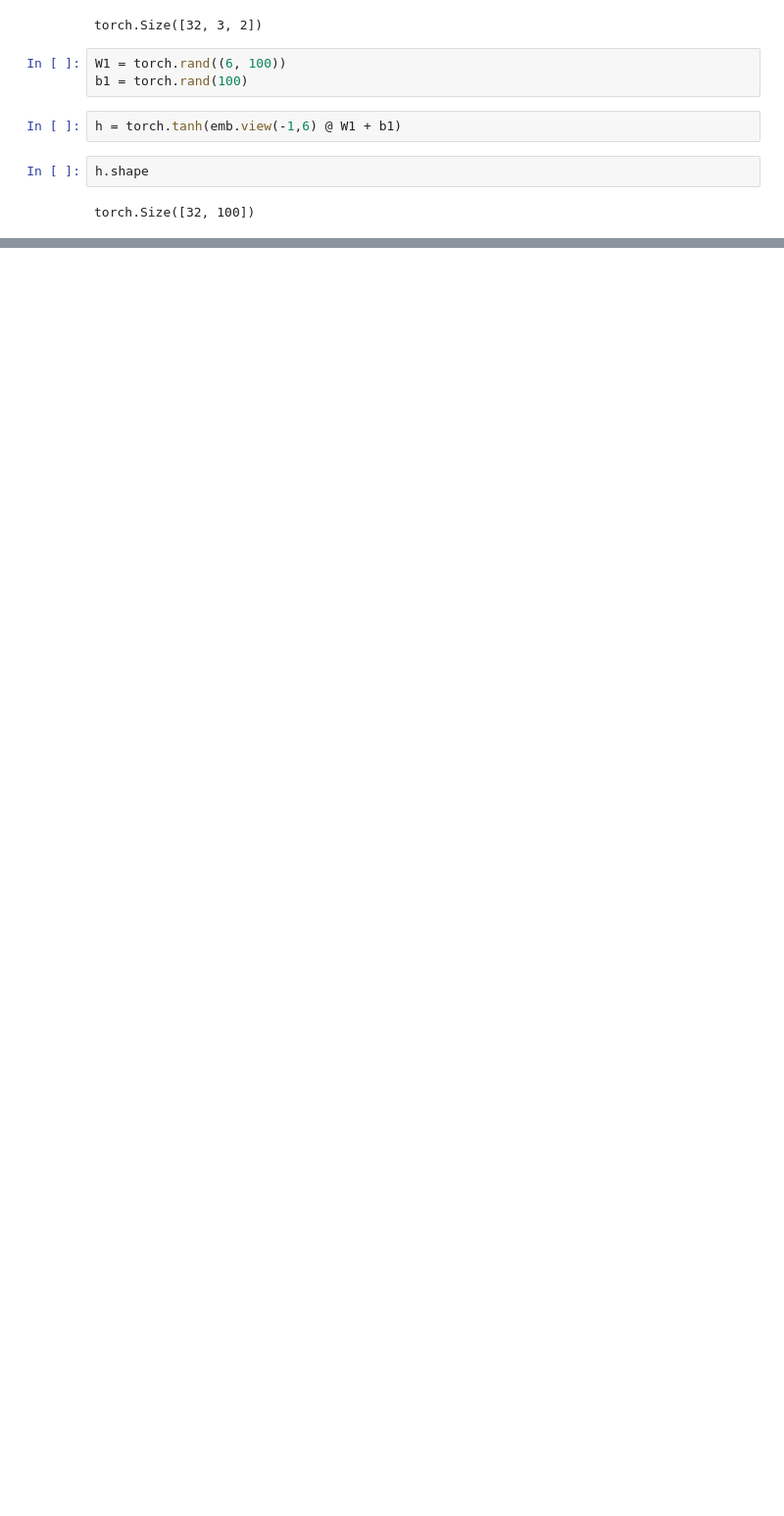
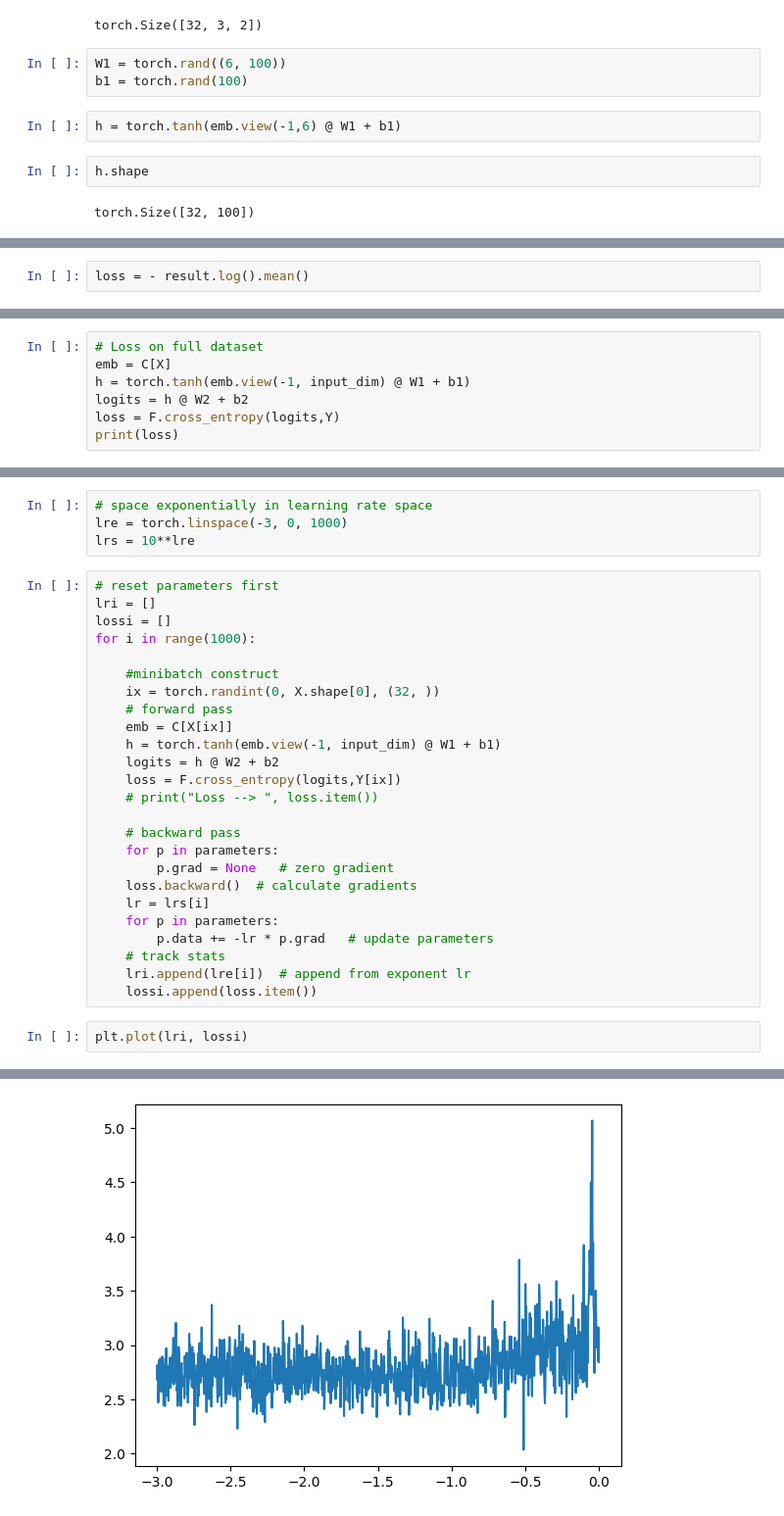
Before and after one commit to sachinrcz/llmatoz, a Jupyter notebook: Make More Part 2.ipynb, the cells around one changed output, grey strips where cells are left out. Shown at 98% size. Saved outputs shown, nothing was run; the diff lists cells and outputs as text; blank space fills up the shorter version.

```diff
--- a/Make More Part 2.ipynb
+++ b/Make More Part 2.ipynb
@@ -95,0 +138,2 @@ tensor([[ 0.9883,  0.9836,  0.9995,  ...,  0.9991,  0.9693,  0.9812],
+# %%
+loss = - result.log().mean()
@@ -95,0 +240,7 @@ tensor([[ 0.9883,  0.9836,  0.9995,  ...,  0.9991,  0.9693,  0.9812],
+# %%
+# Loss on full dataset
+emb = C[X]
+h = torch.tanh(emb.view(-1, input_dim) @ W1 + b1)
+logits = h @ W2 + b2
+loss = F.cross_entropy(logits,Y)
+print(loss)
@@ -95,0 +251,32 @@ tensor([[ 0.9883,  0.9836,  0.9995,  ...,  0.9991,  0.9693,  0.9812],
+# %%
+# space exponentially in learning rate space
+lre = torch.linspace(-3, 0, 1000)
+lrs = 10**lre
+# %%
+# reset parameters first
+lri = []
+lossi = []
+for i in range(1000):
+
+    #minibatch construct
+    ix = torch.randint(0, X.shape[0], (32, ))
+    # forward pass
+    emb = C[X[ix]]
+    h = torch.tanh(emb.view(-1, input_dim) @ W1 + b1)
+    logits = h @ W2 + b2
+    loss = F.cross_entropy(logits,Y[ix])
+    # print("Loss --> ", loss.item())
+
+    # backward pass
+    for p in parameters:
+        p.grad = None   # zero gradient
+    loss.backward()  # calculate gradients
+    lr = lrs[i]
+    for p in parameters:
+        p.data += -lr * p.grad   # update parameters
+    # track stats
+    lri.append(lre[i])  # append from exponent lr
+    lossi.append(loss.item())
+# %%
+plt.plot(lri, lossi)
+# %% [output]
@@ -95,0 +284 @@ tensor([[ 0.9883,  0.9836,  0.9995,  ...,  0.9991,  0.9693,  0.9812],
+[figure, added]
```
Also changed, not shown: parts of 56 cells of this notebook, 1 other file.
